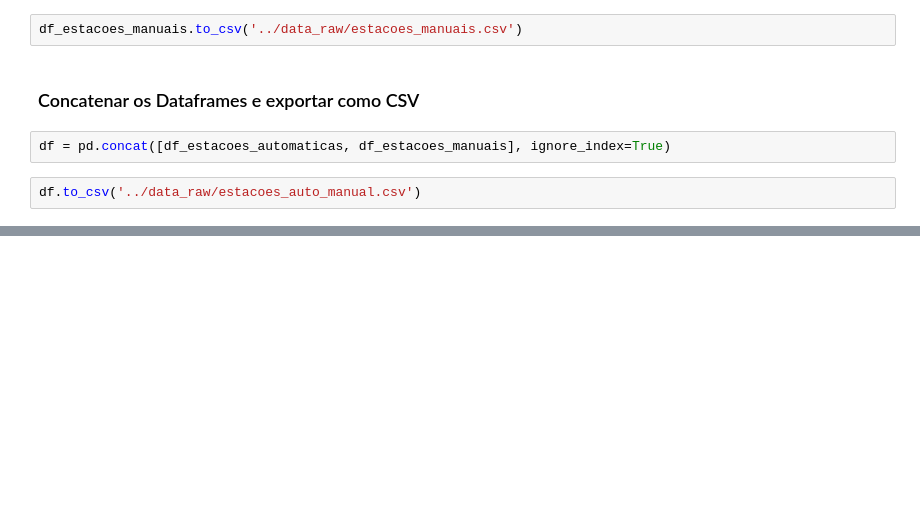
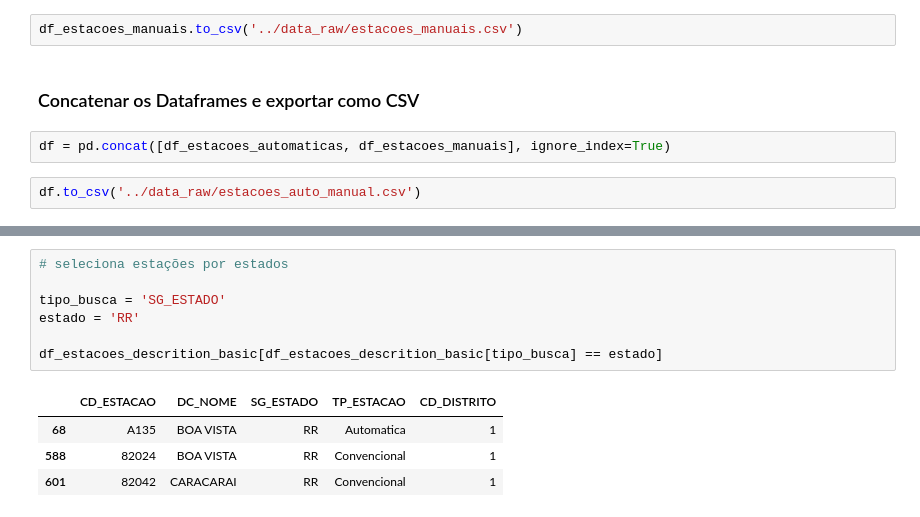
Before and after one commit to rodrigommar/sun-rad, a Jupyter notebook: notebooks/explorar_estacoes_T_M.ipynb, the cells around one changed output, grey strips where cells are left out. Drawn from its saved outputs; the diff is of its cells as text; blank space fills up the shorter version.

```diff
--- a/notebooks/explorar_estacoes_T_M.ipynb
+++ b/notebooks/explorar_estacoes_T_M.ipynb
@@ -144,0 +249,12 @@ df.to_csv('../data_raw/estacoes_auto_manual.csv')
+# %%
+# seleciona estações por estados
+
+tipo_busca = 'SG_ESTADO'
+estado = 'RR'
+
+df_estacoes_descrition_basic[df_estacoes_descrition_basic[tipo_busca] == estado]
+# %% [output]
+|  | CD_ESTACAO | DC_NOME | SG_ESTADO | TP_ESTACAO | CD_DISTRITO |
+| 68 | A135 | BOA VISTA | RR | Automatica | 1 |
+| 588 | 82024 | BOA VISTA | RR | Convencional | 1 |
+| 601 | 82042 | CARACARAI | RR | Convencional | 1 |
```
Also changed, not shown: parts of 11 cells of this notebook, 2 other files.
